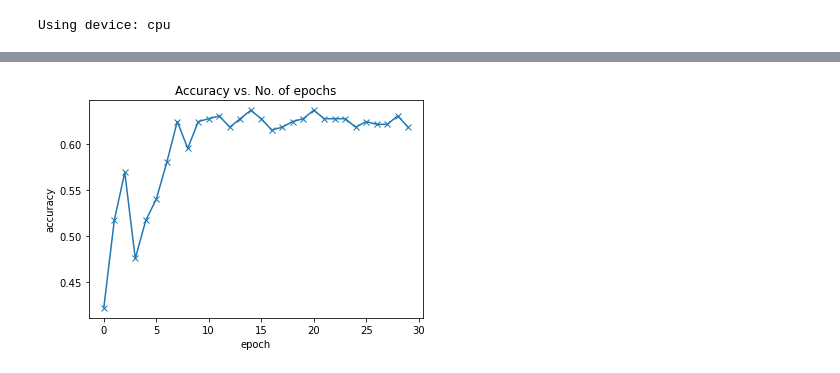
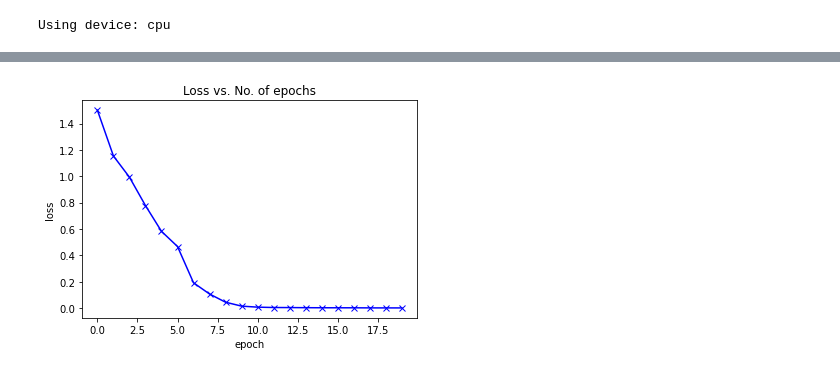
Before and after one commit to harshil1903/AI_Covid_Mask_Detection, a Jupyter notebook: Covid Mask Detection.ipynb, the cells around one changed output, grey strips where cells are left out. Drawn from its saved outputs; the diff is of its cells as text; code cells hidden in the pictures.

Commit message:
Added plotting charts

```diff
--- a/Covid Mask Detection.ipynb
+++ b/Covid Mask Detection.ipynb
@@ -149,6 +157,7 @@ Effective test split = 1858.5 to 2065
 # %%
 transform = transforms.Compose(
     [transforms.Resize((250, 250)),
-     transforms.ToTensor(),
-     transforms.Normalize(mean=[0.485, 0.456, 0.406], std=[0.229, 0.224, 0.225])])
+        transforms.ToTensor(),
+        transforms.Normalize(mean=[0.485, 0.456, 0.406],
+                                       std=[0.229, 0.224, 0.225])])
 # %%
@@ -238,27 +230,15 @@ class CNN(FaceMaskClassificationBase):
         return x
 # %%
 
-def accuracy(outputs, labels):
-    _, preds = torch.max(outputs, dim=1)
-    acc = torch.sum(preds == labels).item() / len(preds)
-    return torch.tensor(acc)
-
-
-@torch.no_grad()
-def evaluate(model, val_loader):
-    model.eval()
-    outputs = [model.validation_step(batch) for batch in val_loader]
-    return model.validation_epoch_end(outputs)
-
-
-def fit(epochs, lr, model, train_loader, val_loader, optimizer_func):
+def fit(epochs, lr, model, train_loader, opt_func = torch.optim.SGD):
 
     results = []
-    optimizer = optimizer_func(model.parameters(), lr)
+    optimizer = opt_func(model.parameters(),lr)
     for epoch in range(epochs):
         model.train()
         train_losses = []
         for batch in train_loader:
+            images, labels = batch
             # forward-pass: compute-predicted-outputs-by-passing-inputs-to-the-model
             loss = model.training_step(batch)
             # update-training-loss
@@ -270,7 +250,7 @@ def fit(epochs, lr, model, train_loader, val_loader, optimizer_func):
             # clear-the-gradients-of-all-optimized-variables
             optimizer.zero_grad()
 
-        result = evaluate(model, val_loader)
+        result = {}
         result['train_loss'] = torch.stack(train_losses).mean().item()
         model.epoch_end(epoch, result)
         results.append(result)
@@ -282,5 +262,5 @@ model = model.to(device)
 # %%
 torch.cuda.empty_cache()
 # %%
-results = fit(30, 0.01, model, train_loader, validation_loader, torch.optim.ASGD)
+results = fit(20, 0.01, model, train_loader, torch.optim.ASGD)
 # %% [output]
@@ -306,16 +288,14 @@ model_path = os.path.join(root_folder, 'model/AI.pth')
 torch.save(model.state_dict(), os.path.join(model_path,"model.pth"))
 # %%
 import matplotlib.pyplot as plt
+def plot_losses(results):
+    """ Plot the losses in each epoch"""
+    train_losses = [x.get('train_loss') for x in results]
+    plt.plot(train_losses, '-bx')
+    plt.xlabel('epoch')
+    plt.ylabel('loss')
+    plt.title('Loss vs. No. of epochs');
 
-# Plot the history of accuracies
-def plot_accuracies(results):
-    accuracies = [result['validation_acc'] for result in results]
-    plt.plot(accuracies, '-x')
-    plt.xlabel('epoch')
-    plt.ylabel('accuracy')
-    plt.title('Accuracy vs. No. of epochs');
-
-
-plot_accuracies(results)
+plot_losses(results)
 # %% [output]
-[figure, old version]
+[figure, new version]
```
Also changed, not shown: parts of 15 cells of this notebook, 1 other file.
